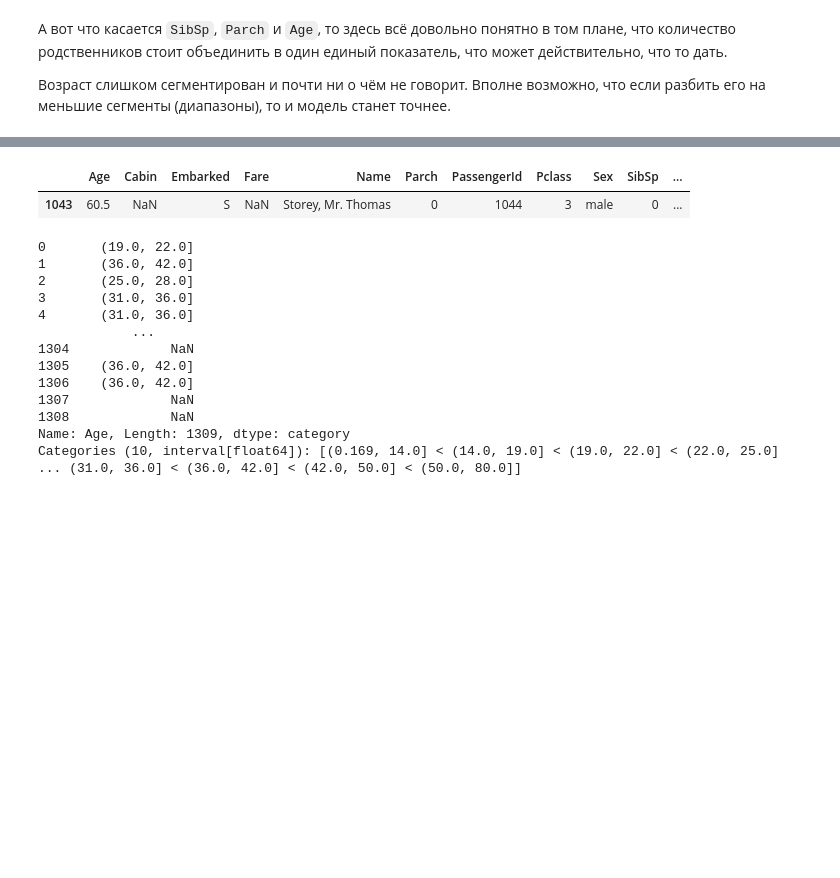
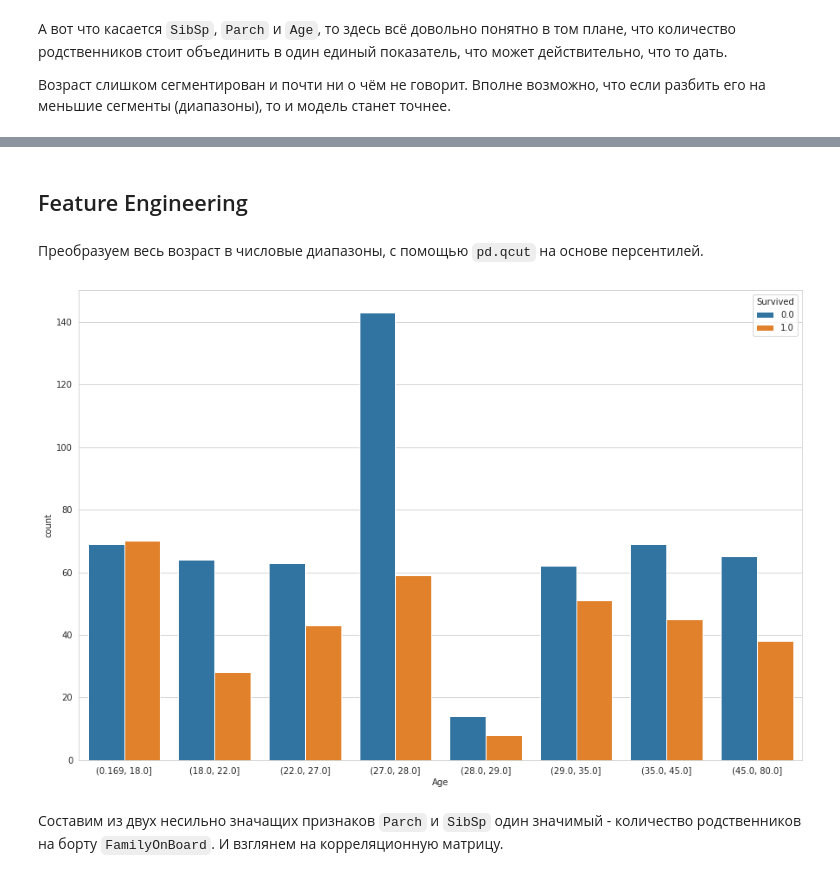
Before and after one commit to Lpshkn/Tutors, a Jupyter notebook: Practice/Titanic/Solution.ipynb, the cells around one changed output, grey strips where cells are left out. Cells and saved outputs as stored; diff of their text form; code cells hidden in the pictures; blank space fills up the shorter version.

```diff
--- a/Practice/Titanic/Solution.ipynb
+++ b/Practice/Titanic/Solution.ipynb
@@ -560,2 +436,0 @@ Name: Age, Length: 891, dtype: float64>
-# %%
-df_all["Embarked"] = df_all['Embarked'].fillna('S')
@@ -588,21 +437,14 @@ df_all.groupby(['Pclass', 'Parch', 'SibSp']).Fare.median()[3][0][0]
-# %%
-df_all[df_all['Fare'].isnull()]
-# %% [output]
-|  | Age | Cabin | Embarked | Fare | Name | Parch | PassengerId | Pclass | Sex | SibSp | ... |
-| 1043 | 60.5 | NaN | S | NaN | Storey, Mr. Thomas | 0 | 1044 | 3 | male | 0 | ... |
-# %%
-pd.qcut(df_all['Age'], 10)
-# %% [output]
-0       (19.0, 22.0]
-1       (36.0, 42.0]
-2       (25.0, 28.0]
-3       (31.0, 36.0]
-4       (31.0, 36.0]
-            ...
-1304             NaN
-1305    (36.0, 42.0]
-1306    (36.0, 42.0]
-1307             NaN
-1308             NaN
-Name: Age, Length: 1309, dtype: category
-Categories (10, interval[float64]): [(0.169, 14.0] < (14.0, 19.0] < (19.0, 22.0] < (22.0, 25.0] ... (31.0, 36.0] < (36.0, 42.0] < (42.0, 50.0] < (50.0, 80.0]]
+# %% [markdown]
+## Feature Engineering
+# %% [markdown]
+Преобразуем весь возраст в числовые диапазоны, с помощью `pd.qcut` на основе персентилей.
+# %%
+df_all['Age'] = pd.qcut(df_all['Age'], 8)
+# %%
+plt.figure(figsize=(15, 10))
+sns.countplot(x='Age', hue='Survived', data=df_all)
+plt.show()
+# %% [output]
+[figure, added]
+# %% [markdown]
+Составим из двух несильно значащих признаков `Parch` и `SibSp` один значимый - количество родственников на борту `FamilyOnBoard`. И взглянем на корреляционную матрицу.
```
Also changed, not shown: parts of 39 cells of this notebook.
